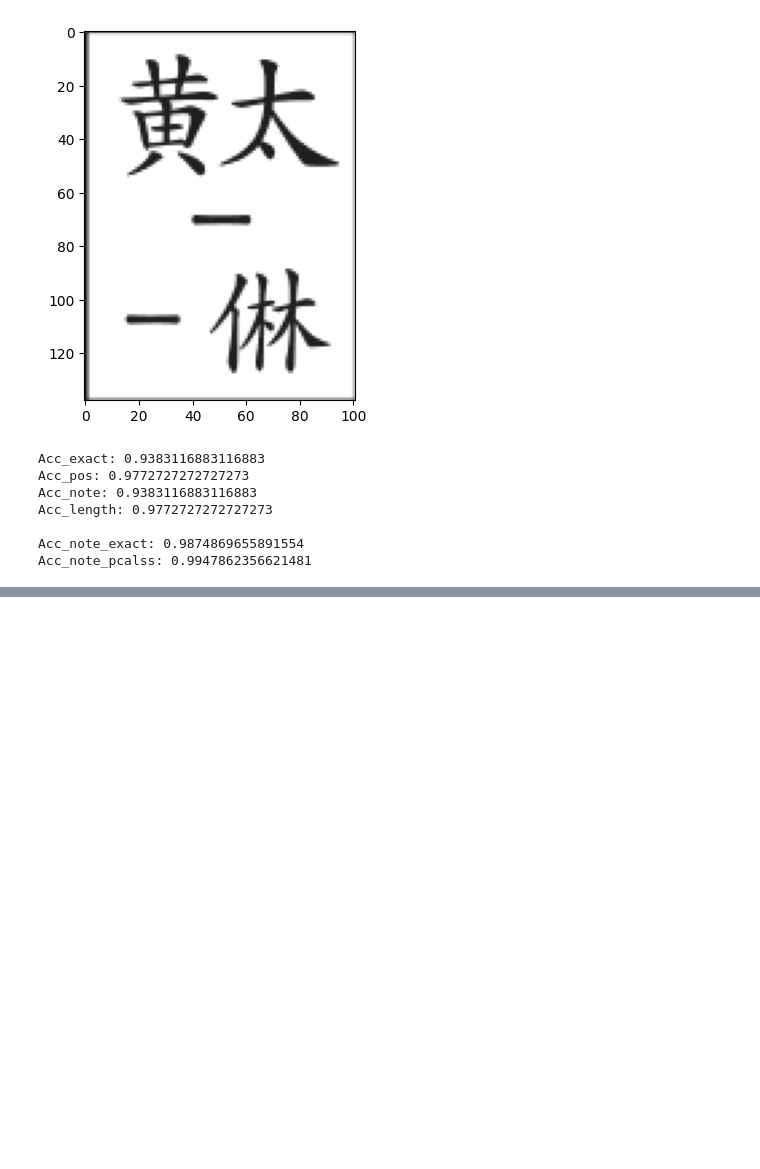
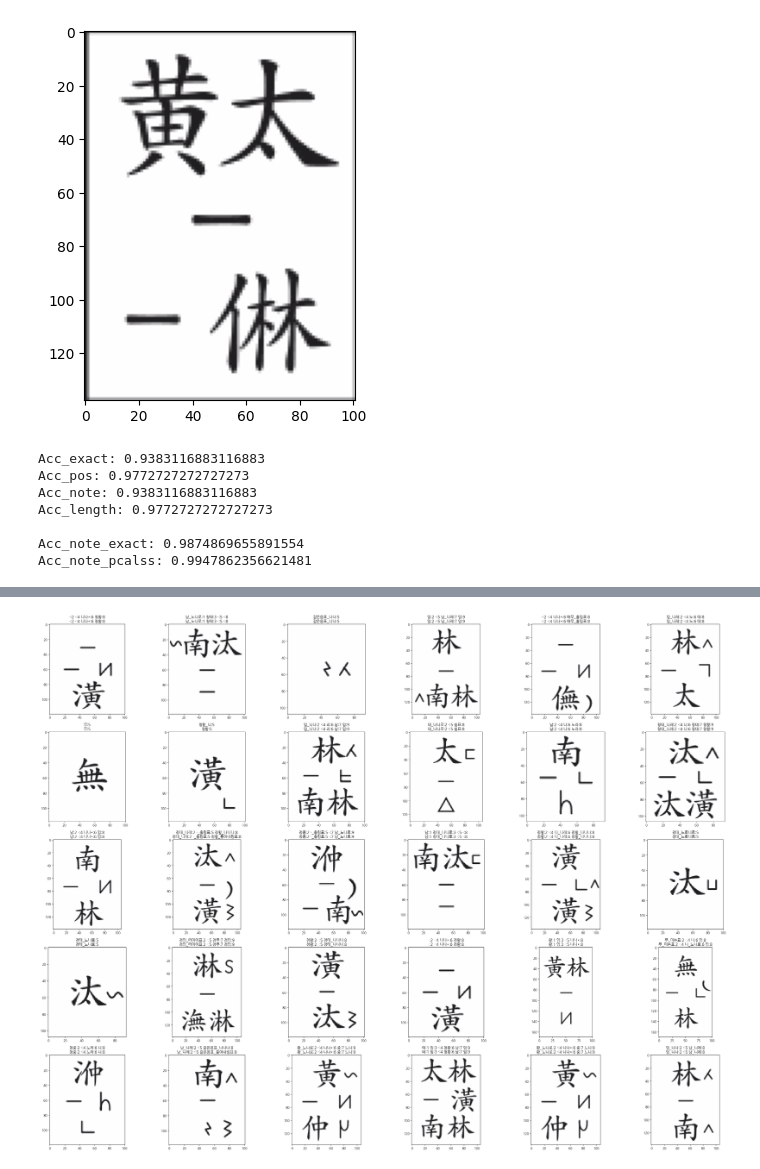
Before and after one commit to MALerLab/jeongganbo-omr, a Jupyter notebook: notebooks/synth_dataset_prep.ipynb, the cells around one changed output, grey strips where cells are left out. Cells and saved outputs as stored; diff of their text form; code cells hidden in the pictures; blank space fills up the shorter version.

```diff
--- a/notebooks/synth_dataset_prep.ipynb
+++ b/notebooks/synth_dataset_prep.ipynb
@@ -169,3 +211,6 @@ with open(f'data/valid/003_{int(time())}.csv', 'w', newline='', encoding='utf-8'
 fail_cnt
 # %% [output]
 0
+# %%
+with open(f'data/valid/004_daegeum_1709357143.csv', 'r') as test_f:
+  test_data = list(csv.reader(test_f))[1:]
@@ -337,3 +393,16 @@ with open(f'data/test/002_HL_{int(time())}.csv', 'w', newline='', encoding='utf-
+# %%
+with open('labels_from_ls.csv', 'r', newline='', encoding='utf-8') as f:
+  hl_list_raw = list(csv.reader(f))[1:] #filename, title, inst_name, jng_idx, label
+
+with open(f'data/test/001_HL_daegeum_{int(time())}.csv', 'w', newline='', encoding='utf-8') as f:
+  writer = csv.writer(f)
+
+  for filename, _, inst_name, _, label in hl_list_raw:
+
+    if inst_name != 'daegeum' or 'yml' in filename:
+      continue
+
+    writer.writerow([filename, label])
 # %% [markdown]
 ## test
 # %% [markdown]
@@ -559,0 +717,32 @@ Acc_note_pcalss: 0.9947862356621481
+# %%
+from omr_cnn import Inferencer
+
+test_data_filename = '001_HL_daegeum_1709194373'
+model_weight_filename = 'synth_only_240302_001'
+
+test_img_path = Path('test/split_pngs/')
+
+with open(f'data/test/{test_data_filename}.csv', 'r', newline='', encoding='utf-8') as f:
+  testset = list(csv.reader(f))
+
+inferencer = Inferencer(vocab_txt_fn=f'model/{model_weight_filename}_tokenizer.txt', model_weights=f'model/{model_weight_filename}_best.pt')
+
+idx = 1
+plt.figure(figsize=(40, 30))
+plt.rcParams.update({'font.family': 'NanumGothic'})
+
+for _ in range(30):
+  img_name, label = choice(testset)
+  img_path = str(test_img_path / img_name)
+  img = cv2.imread(img_path)
+  img = JeongganProcessor.remove_borders(img)
+
+  pred_label = inferencer(img)
+
+  plt.subplot(5, 6, idx)
+  plt.imshow(img)
+  plt.title(f'{label}\n{pred_label}')
+
+  idx += 1
+# %% [output]
+[figure, added]
```
Also changed, not shown: parts of 12 cells of this notebook, 12 other files.
